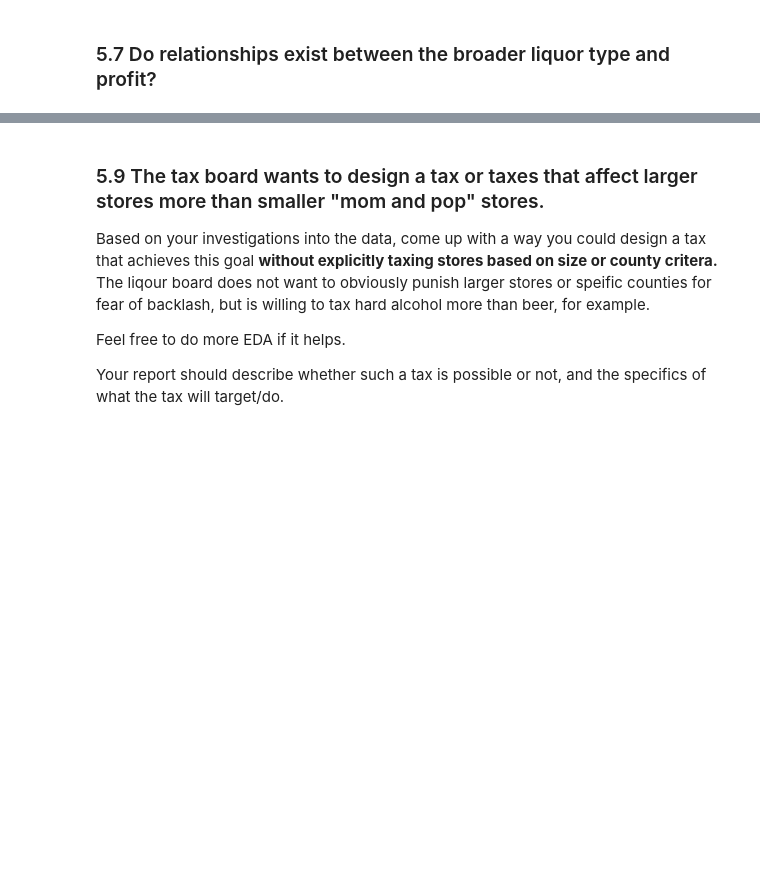
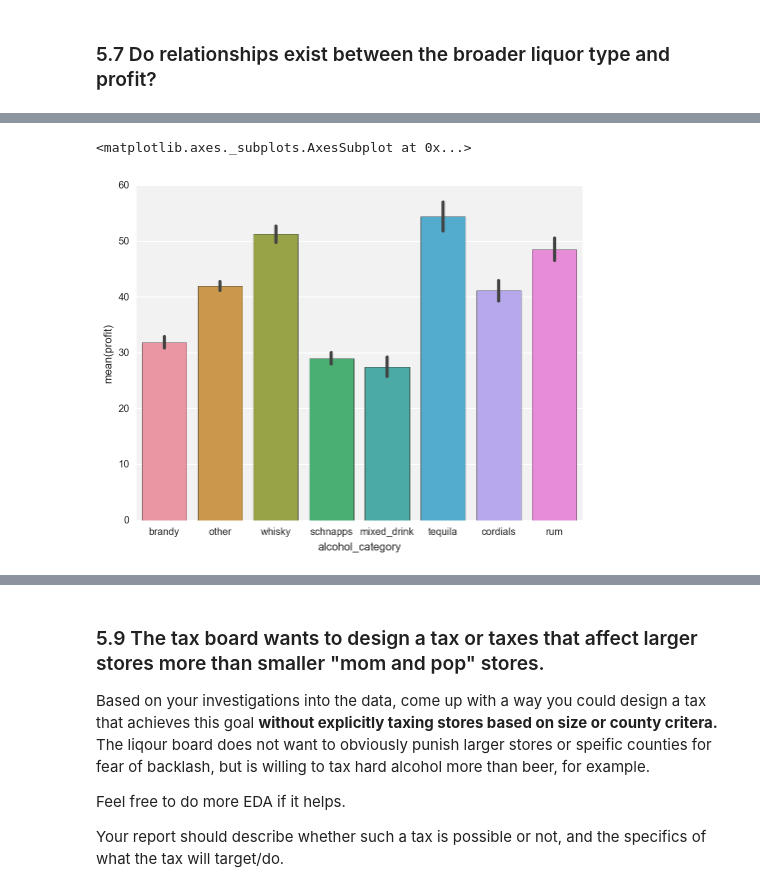
Before and after one commit to vnessified/DSI-SF-2-vnessified, a Jupyter notebook: projects/project-03/starter-code/project-3-starter.ipynb, the cells around one changed output, grey strips where cells are left out. Saved outputs shown, nothing was run; the diff lists cells and outputs as text; code cells hidden in the pictures; blank space fills up the shorter version.

```diff
--- a/projects/project-03/starter-code/project-3-starter.ipynb
+++ b/projects/project-03/starter-code/project-3-starter.ipynb
@@ -601,0 +664,30 @@ Liquor types are pretty granular in this dataset. Create a column that categoriz
+# %%
+def alcohol_category_maker(x):
+    x = x.lower()
+    if 'brandies' in x:
+        return 'brandy'
+
+    elif 'vokda' in x:
+        return 'vodka'
+
+    elif 'whiskies' in x:
+        return 'whisky'
+
+    elif 'schnapps' in x:
+        return 'schnapps'
+
+    elif 'tequila' in x:
+        return 'tequila'
+
+    elif 'cocktail' in x:
+        return 'mixed_drink'
+
+    elif 'rum' in x:
+        return 'rum'
+
+    elif 'cordials' in x:
+        return 'cordials'
+    else:
+        return 'other'
+
+sales_2015_12_months['alcohol_category'] = sales_2015_12_months.category_name.map(alcohol_category_maker)
@@ -604,3 +734,9 @@ Liquor types are pretty granular in this dataset. Create a column that categoriz
+# %%
+fig = plt.figure(figsize=(8,6))
+sns.barplot(x=sales_2015_12_months.alcohol_category ,y=sales_2015_12_months.profit)
+# %% [output]
+<matplotlib.axes._subplots.AxesSubplot at 0x...>
+[figure, added]
 # %% [markdown]
 <img src="http://imgur.com/xDpSobf.png" style="float: left; margin: 25px 15px 0px 0px; height: 25px">
 
```
Also changed, not shown: parts of 38 cells of this notebook.
